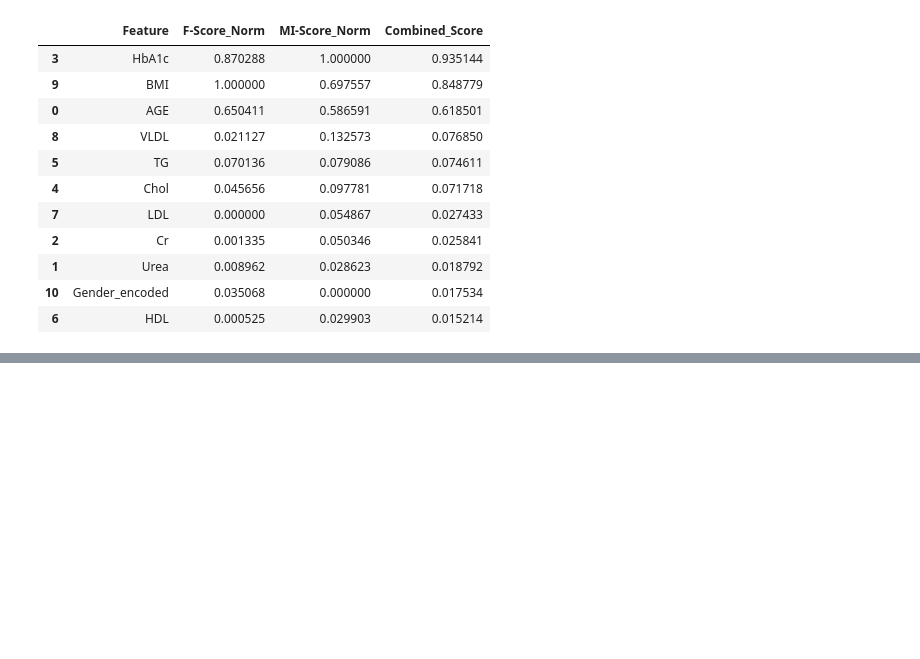
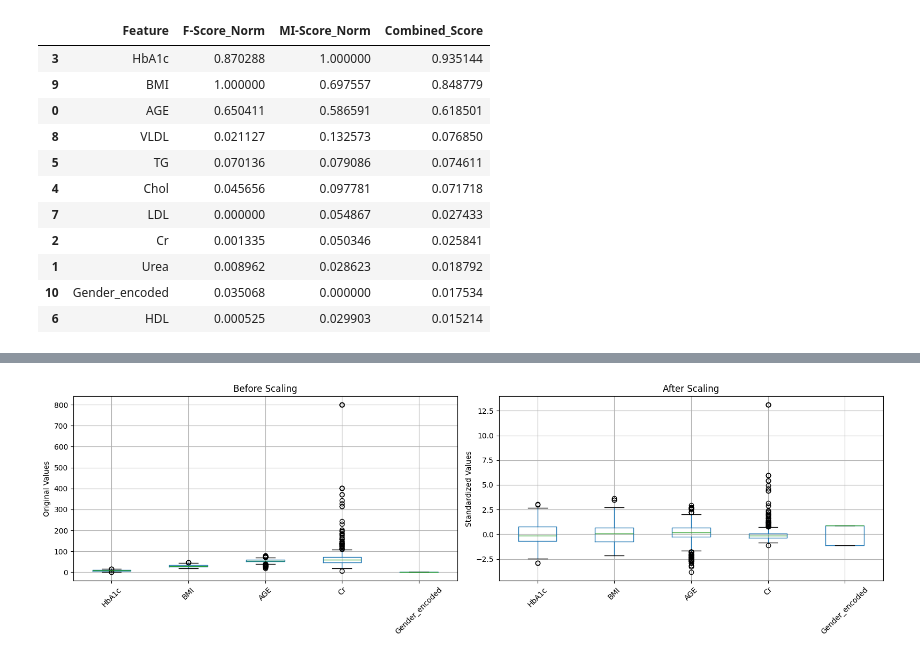
Before and after one commit to samirdahal888/Diabetes_Classification, a Jupyter notebook: notebooks/data_processing/data_processing.ipynb, the cells around one changed output, grey strips where cells are left out. Saved outputs shown, nothing was run; the diff lists cells and outputs as text; code cells hidden in the pictures; blank space fills up the shorter version.

Commit message:
feature scaling completed

```diff
--- a/notebooks/data_processing/data_processing.ipynb
+++ b/notebooks/data_processing/data_processing.ipynb
@@ -140,0 +143,8 @@ combined_df
+# %%
+from sklearn.preprocessing import StandardScaler
+
+scaler = StandardScaler()
+X_scaled = scaler.fit_transform(X)
+
+X_scaled_df = pd.DataFrame(X_scaled, columns=X.columns, index=X.index)
+X_scaled_df.head()
@@ -140,0 +183,20 @@ combined_df
+# %%
+# Compare before and after scaling
+fig, axes = plt.subplots(1, 2, figsize=(16, 5))
+
+top_5_features = ["HbA1c", "BMI", "AGE", "Cr", "Gender_encoded"]
+
+X[top_5_features].boxplot(ax=axes[0])
+axes[0].set_title("Before Scaling")
+axes[0].set_ylabel("Original Values")
+axes[0].tick_params(axis="x", rotation=45)
+
+X_scaled_df[top_5_features].boxplot(ax=axes[1])
+axes[1].set_title("After Scaling")
+axes[1].set_ylabel("Standardized Values")
+axes[1].tick_params(axis="x", rotation=45)
+
+plt.tight_layout()
+plt.show()
+# %% [output]
+[figure, added]
```
Also changed, not shown: parts of 3 cells of this notebook.
